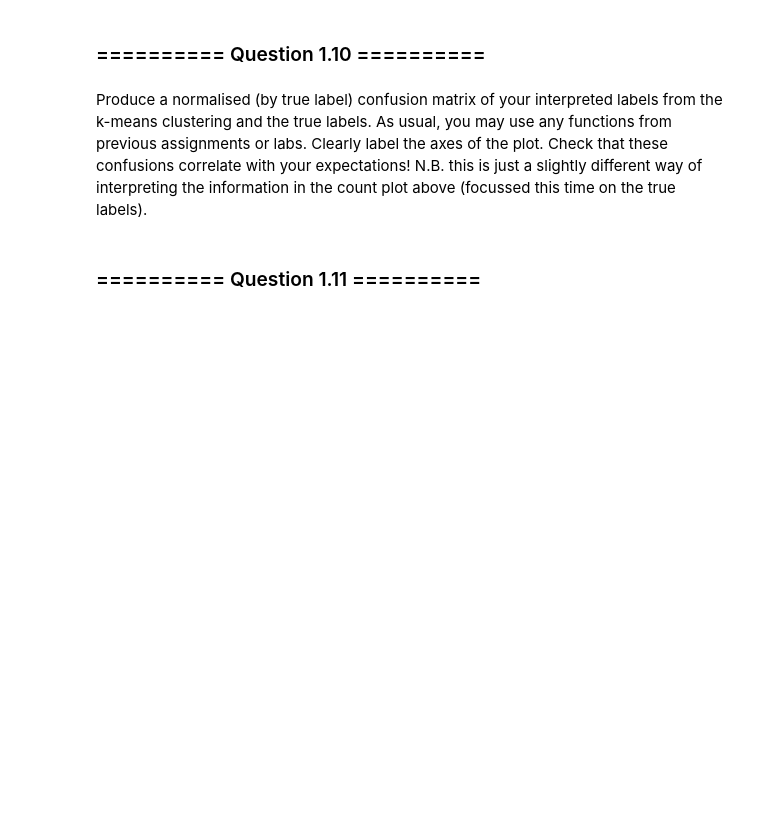
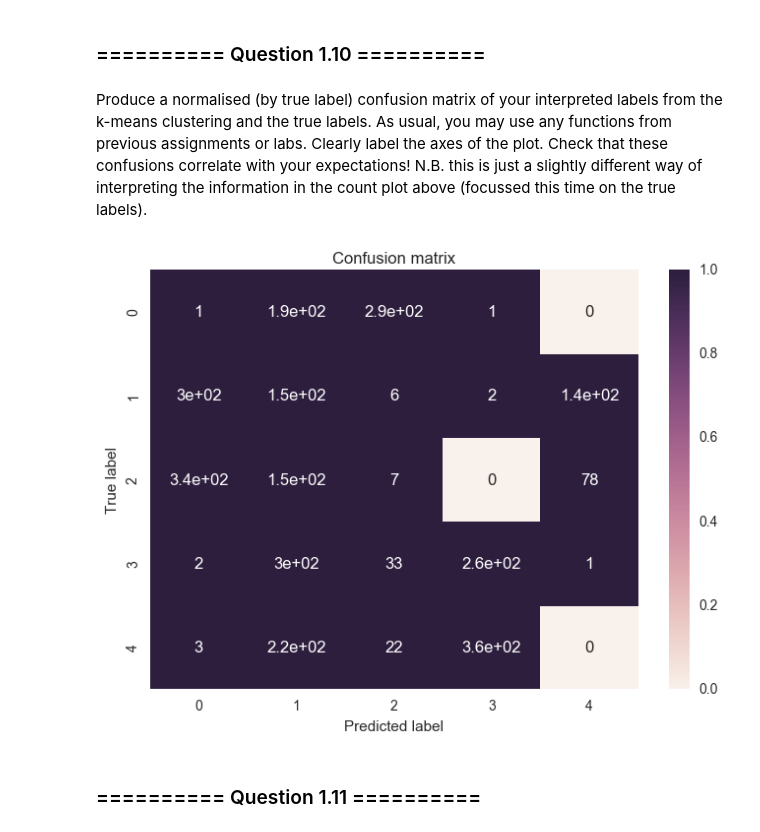
Before and after one commit to richardharmadi/iaml, a Jupyter notebook: 09_Assignment_4.ipynb, the cells around one changed output. Saved outputs shown, nothing was run; the diff lists cells and outputs as text; code cells hidden in the pictures; blank space fills up the shorter version.

```diff
--- a/09_Assignment_4.ipynb
+++ b/09_Assignment_4.ipynb
@@ -381,7 +380,7 @@ Given the above plot, apply a label to each cluster centre. Create a new vector,
 **N.B. be careful to use the `kmeans_pca` object you created above, not the first kmeans object you made**
 # %%
 # Your code goes here
-categories = ['atheism','pc hardware','mac hardware', 'baseball','hockey']
+categories = ['alt.atheism','comp.sys.ibm.pc.hardware','comp.sys.mac.hardware', 'rec.sport.baseball','rec.sport.hockey']
 labels_interp = np.array(categories)[kmeans.labels_]
 print (kmeans.labels_)
 print (labels_interp)
@@ -397,3 +395,22 @@ Produce a normalised (by true label) confusion matrix of your interpreted labels
+# %%
+# Your code goes here
+def plot_confusion_matrix(cm, classes=None, title='Confusion matrix'):
+    """Plots a confusion matrix."""
+    if classes is not None:
+        sns.heatmap(cm, xticklabels=classes, yticklabels=classes, vmin=0., vmax=1., annot=True)
+    else:
+        sns.heatmap(cm)
+    plt.title(title)
+    plt.ylabel('True label')
+    plt.xlabel('Predicted label')
+
+cm = confusion_matrix(y, labels_interp)
+cm_norm = cm /cm.sum(axis=1)
+
+plot_confusion_matrix(cm/,classes=[0,1,2,3,4])
+plt.show()
+# %% [output]
+[figure, added]
 # %% [markdown]
 ### ========== Question 1.11 ==========
 # %% [markdown]
```
Also changed, not shown: parts of 3 cells of this notebook.
